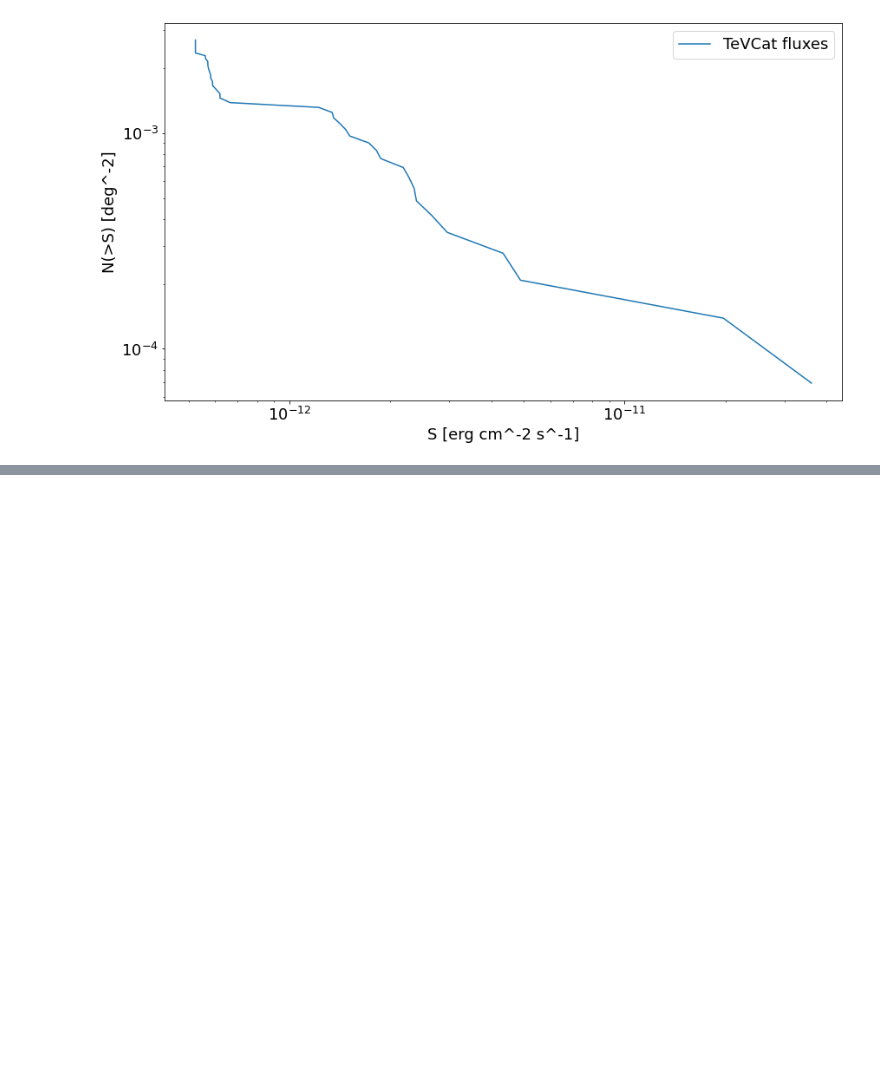
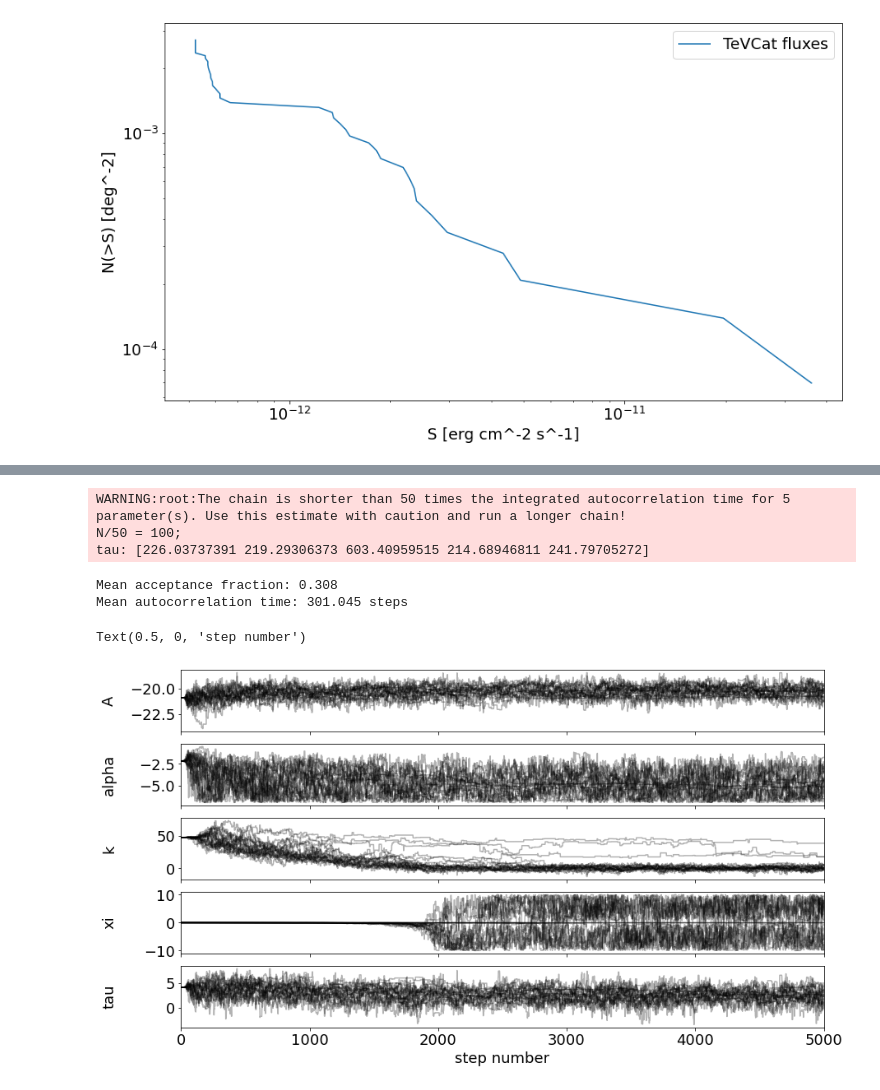
Before and after one commit to aribrill/lf-simulation, a Jupyter notebook: LF_calculation.ipynb, the cells around one changed output, grey strips where cells are left out. Saved outputs shown, nothing was run; the diff lists cells and outputs as text; code cells hidden in the pictures; blank space fills up the shorter version.

```diff
--- a/LF_calculation.ipynb
+++ b/LF_calculation.ipynb
@@ -464,0 +680,13 @@ TeV Limiting Redshift: [0.08064516 0.46370968 0.23185484 0.4233871  0.18145161 0
+# %%
+# Estimate the errors on the model parameters using Monte Carlo simulations
+
+# Initialize the walkers around the ML best fit
+ndim, nwalkers = len(res.x), 20
+p0 = res.x + 1e-4 * np.random.randn(nwalkers, ndim)
+
+def log_likelihood(args, log10_Ls, zs):
+    return -neg_log_likelihood(args, log10_Ls, zs)
+
+sampler = emcee.EnsembleSampler(nwalkers, ndim, log_likelihood, args=args)
+
+sampler.run_mcmc(p0, 5000)
@@ -464,0 +718,23 @@ TeV Limiting Redshift: [0.08064516 0.46370968 0.23185484 0.4233871  0.18145161 0
+# %%
+print("Mean acceptance fraction: {0:.3f}".format(np.mean(sampler.acceptance_fraction)))
+print("Mean autocorrelation time: {0:.3f} steps".format(np.mean(sampler.get_autocorr_time(quiet=True))))
+
+all_samples = sampler.get_chain()
+
+fig, axes = plt.subplots(ndim, sharex=True)
+labels = [param.name for param in params]
+for i, ax in enumerate(axes):
+    ax.plot(all_samples[:, :, i], "k", alpha=0.3)
+    ax.set_xlim(0, len(all_samples))
+    ax.set_ylabel(labels[i])
+    ax.yaxis.set_label_coords(-0.1, 0.5)
+
+axes[-1].set_xlabel("step number")
+# %% [output]
+WARNING:root:The chain is shorter than 50 times the integrated autocorrelation time for 5 parameter(s). Use this estimate with caution and run a longer chain!
+N/50 = 100;
+tau: [226.03737391 219.29306373 603.40959515 214.68946811 241.79705272]
+Mean acceptance fraction: 0.308
+Mean autocorrelation time: 301.045 steps
+Text(0.5, 0, 'step number')
+[figure, added]
```
Also changed, not shown: parts of 23 cells of this notebook, 2 other files.
